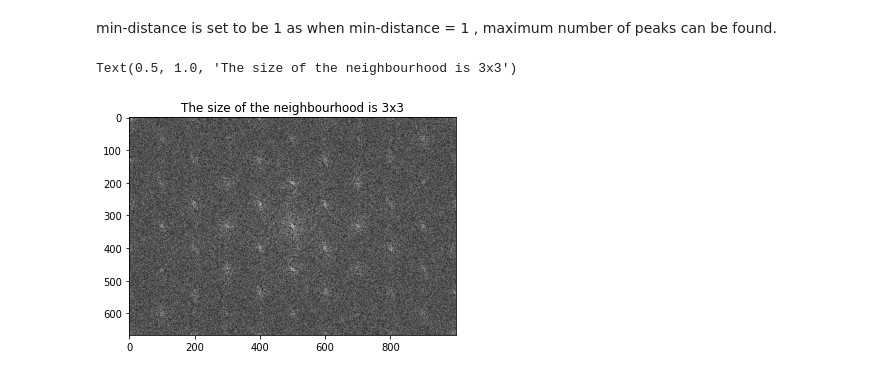
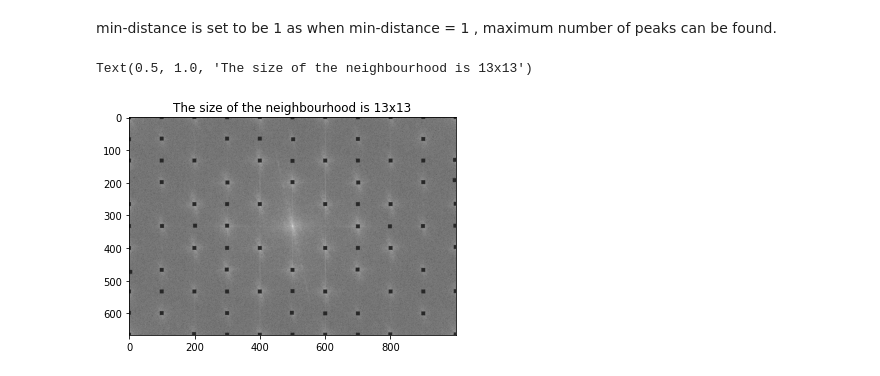
Before and after one commit to henrywan1920/AdvancedMath, a Jupyter notebook: Group2.ipynb, the cells around one changed output. Saved outputs shown, nothing was run; the diff lists cells and outputs as text; code cells hidden in the pictures.

```diff
--- a/Group2.ipynb
+++ b/Group2.ipynb
@@ -56,7 +60,7 @@ plt.show()
 [figure]
 # %%
 from skimage.feature import peak_local_max
-coordinates = peak_local_max(magnitude_spectrum, min_distance=1, exclude_border=0)
+coordinates = peak_local_max(magnitude_spectrum, min_distance=45, exclude_border=0)
 coordinates
 # %% [output]
 array([[333, 500],
@@ -71,21 +85,21 @@ min-distance is set to be 1 as when min-distance = 1 , maximum number of peaks c
 # %%
 dx,dy=np.shape(new_im)[0], np.shape(new_im)[1]
 new_magnitude=magnitude_spectrum.copy()
-L = 1
+L = 6
 for coord in coordinates:
   i=coord[0]
   j=coord[1]
   if i==dx//2 and j==dy//2:
     continue
   else:
     for k1 in np.arange(-L,L,1):
       for k2 in np.arange(-L,L,1):
         if i+k1>=0 and j+k2>=0 and i+k1<dx and j+k2<dy:
             new_magnitude[i+k1,j+k2]=0
             fshift[i+k1,j+k2]=0
             # shifted DFT of car image
 imshow(new_magnitude, cmap='gray')
 plt.title("The size of the neighbourhood is "+str(2*L+1)+"x"+str(2*L+1))
 # %% [output]
-Text(0.5, 1.0, 'The size of the neighbourhood is 3x3')
+Text(0.5, 1.0, 'The size of the neighbourhood is 13x13')
-[figure, old version]
+[figure, new version]
```
Also changed, not shown: parts of 23 cells of this notebook.
